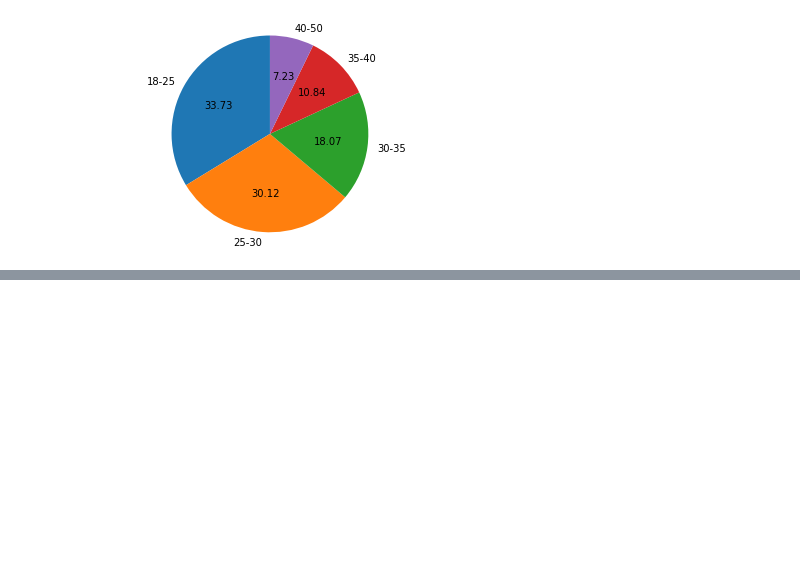
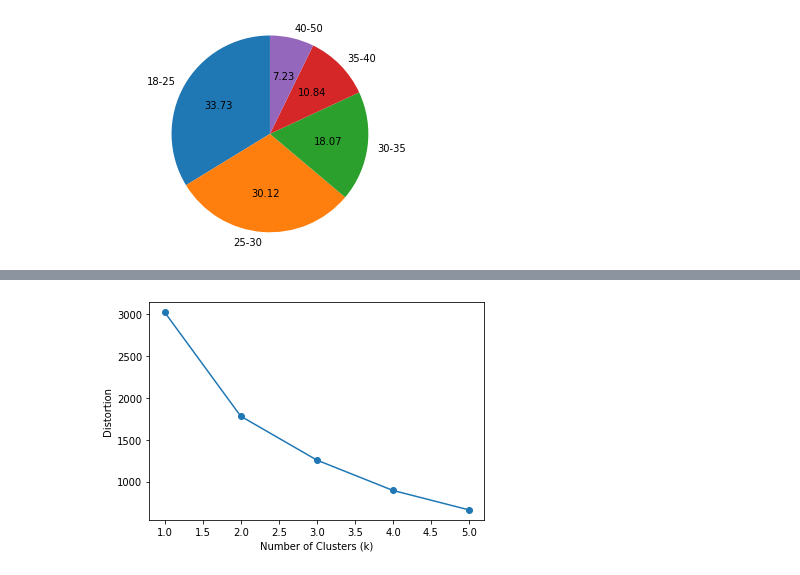
Before and after one commit to raina140291/disney, a Jupyter notebook: SurveyDataExploration.ipynb, the cells around one changed output, grey strips where cells are left out. Drawn from its saved outputs; the diff is of its cells as text; code cells hidden in the pictures; blank space fills up the shorter version.

```diff
--- a/SurveyDataExploration.ipynb
+++ b/SurveyDataExploration.ipynb
@@ -91,0 +107,7 @@ X_train.loc[:,'labels'] = kmeans.labels_
+# %%
+from sklearn.cluster import AgglomerativeClustering
+
+model = AgglomerativeClustering(n_clusters = 2,
+                          affinity ='euclidean',
+                          linkage ='ward')
+y = model.fit_predict(X_pca)
@@ -91,0 +123,18 @@ X_train.loc[:,'labels'] = kmeans.labels_
+# %%
+distortions = []
+K_to_try = range(1, 6)
+
+for i in K_to_try:
+    model = KMeans(
+            n_clusters=i,
+            init='k-means++',
+            n_jobs=-1,
+            random_state=1)
+    model.fit(X_pca)
+    distortions.append(model.inertia_)
+plt.plot(K_to_try, distortions, marker='o')
+plt.xlabel('Number of Clusters (k)')
+plt.ylabel('Distortion')
+plt.show()
+# %% [output]
+[figure, added]
```
Also changed, not shown: parts of 11 cells of this notebook.
